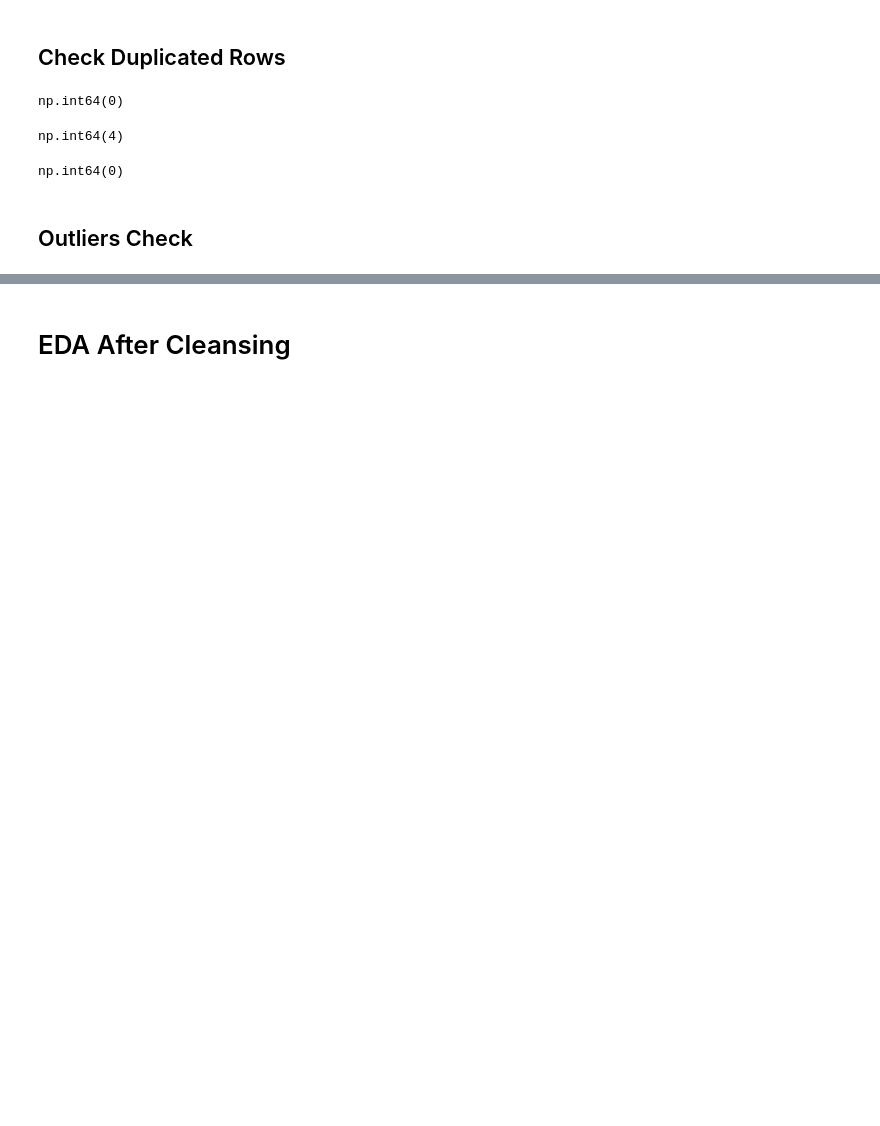
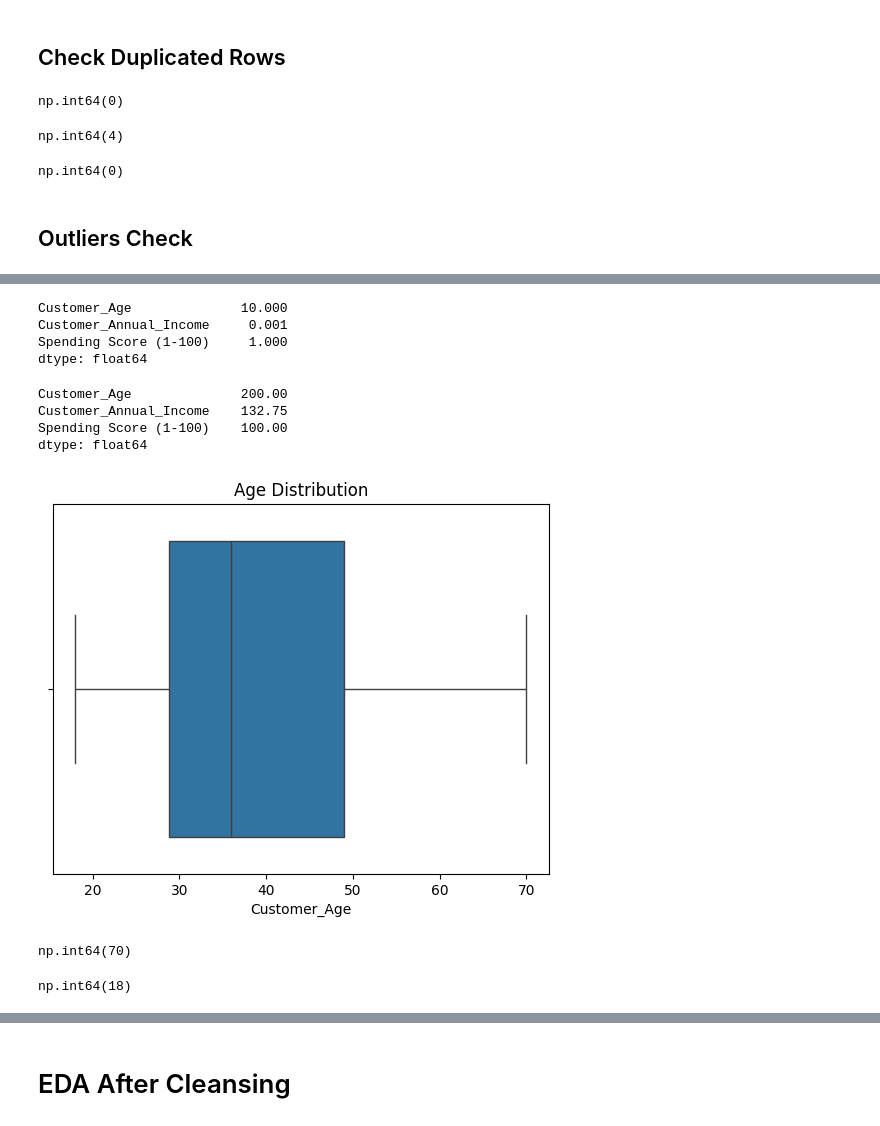
Before and after one commit to SarahBahary/Customer-Segmentation, a Jupyter notebook: CustomerSegmentation.ipynb, the cells around one changed output, grey strips where cells are left out. Saved outputs shown, nothing was run; the diff lists cells and outputs as text; code cells hidden in the pictures; blank space fills up the shorter version.

```diff
--- a/CustomerSegmentation.ipynb
+++ b/CustomerSegmentation.ipynb
@@ -199,0 +266,28 @@ dtype: float64
+# %%
+print(Lower_Bound)
+# %% [output]
+Customer_Age              10.000
+Customer_Annual_Income     0.001
+Spending Score (1-100)     1.000
+dtype: float64
+# %%
+print(Upper_Bound)
+# %% [output]
+Customer_Age              200.00
+Customer_Annual_Income    132.75
+Spending Score (1-100)    100.00
+dtype: float64
+# %%
+sns.boxplot(x=df['Customer_Age'])
+plt.title('Age Distribution')
+plt.show()
+# %% [output]
+[figure, added]
+# %%
+df['Customer_Age'].max()
+# %% [output]
+np.int64(70)
+# %%
+df['Customer_Age'].min()
+# %% [output]
+np.int64(18)
```
Also changed, not shown: parts of 41 cells of this notebook.
